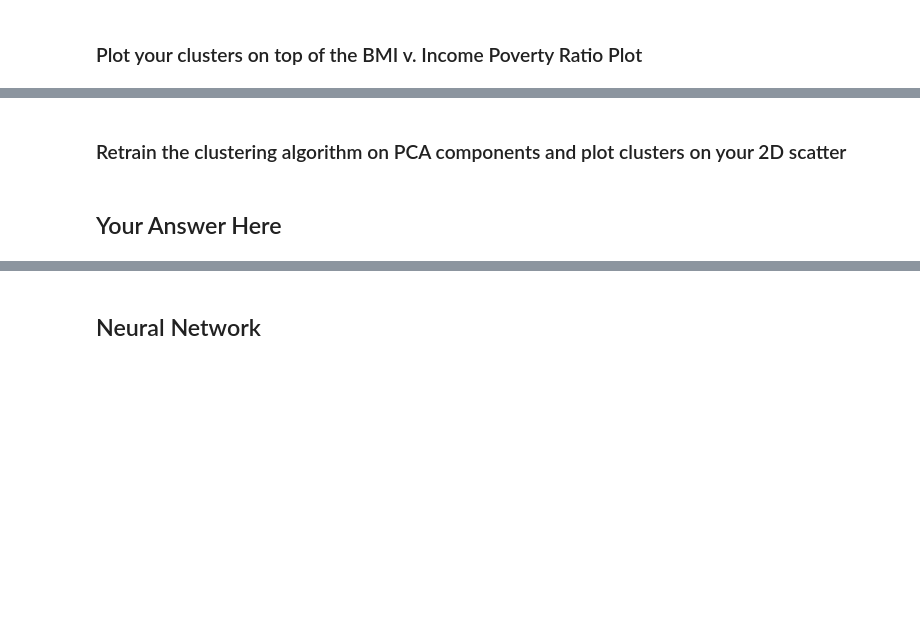
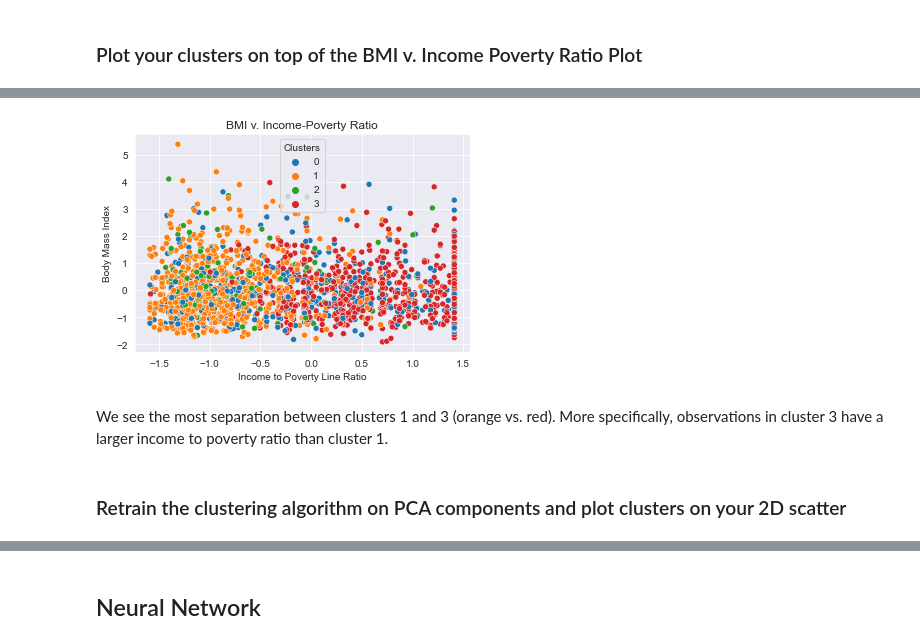
Before and after one commit to benjaminfields/CSS_project4_group2, a Jupyter notebook: Project 4 Students_Group2.ipynb, the cells around one changed output, grey strips where cells are left out. Cells and saved outputs as stored; diff of their text form; code cells hidden in the pictures; blank space fills up the shorter version.

```diff
--- a/Project 4 Students_Group2.ipynb
+++ b/Project 4 Students_Group2.ipynb
@@ -223,2 +264,14 @@ plt.show();
+# %%
+data["Clusters"]=kmean4.labels_
+
+ax = sns.scatterplot(x = "INDFMPIR", y = "BMXBMI", hue = "Clusters", palette = "tab10", data = data)
+ax.set(xlabel = "Income to Poverty Line Ratio",
+       ylabel = "Body Mass Index")
+ax.set_title("BMI v. Income-Poverty Ratio")
+plt.show()
+# %% [output]
+[figure, added]
+# %% [markdown]
+We see the most separation between clusters 1 and 3 (orange vs. red). More specifically, observations in cluster 3 have a larger income to poverty ratio than cluster 1.
 # %% [markdown]
 ### Retrain the clustering algorithm on PCA components and plot clusters on your 2D scatter
@@ -227,2 +277,0 @@ plt.show();
-# %% [markdown]
-## Your Answer Here
```
Also changed, not shown: parts of 15 cells of this notebook.
